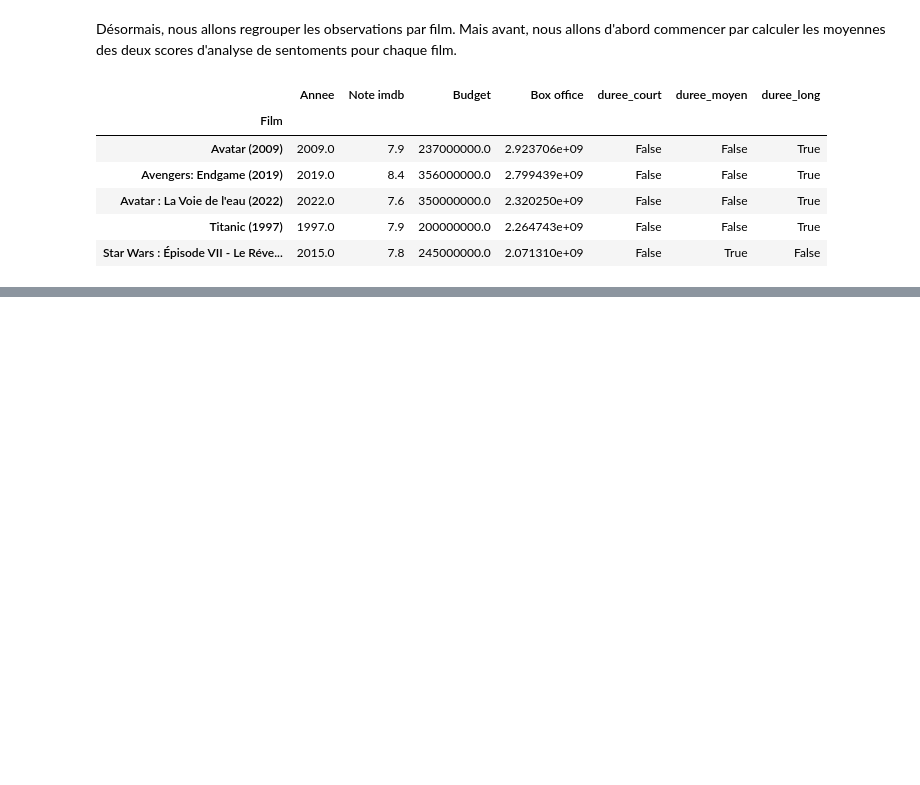
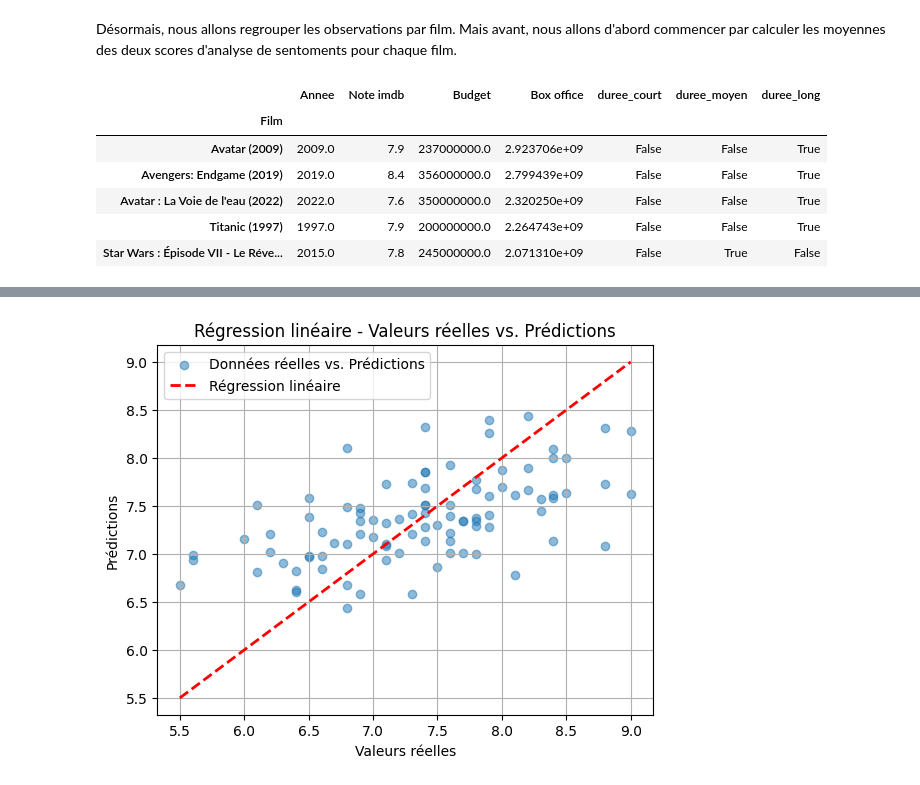
Before and after one commit to LouisArmand0/Projet_Python, a Jupyter notebook: NLP.ipynb, the cells around one changed output, grey strips where cells are left out. Saved outputs shown, nothing was run; the diff lists cells and outputs as text; code cells hidden in the pictures; blank space fills up the shorter version.

```diff
--- a/NLP.ipynb
+++ b/NLP.ipynb
@@ -530,0 +572,8 @@ mse, r2
+# %%
+X, y = df_films[columns], df_films['Note imdb']
+quantitative_data = X.select_dtypes(include=['float64', 'int64'])
+scaler = StandardScaler()
+standardized_quantitative = scaler.fit_transform(quantitative_data)
+
+cols = list(quantitative_data.columns)
+X[cols] = standardized_quantitative
@@ -530,0 +586,12 @@ mse, r2
+# %%
+modele_2 = LinearRegression()
+modele_2.fit(X, y)
+
+predictions = modele_2.predict(X)
+mse_2 = mean_squared_error(y, predictions, squared=False)
+r2_2 = r2_score(y, predictions)
+coefficients_2 = modele_2.coef_
+intercept_2 = modele_2.intercept_
+
+
+mse_2, r2_2, intercept_2, coefficients_2
@@ -530,0 +613,15 @@ mse, r2
+# %%
+# Tracer les points de données
+plt.scatter(y, predictions, alpha=0.5, label='Données réelles vs. Prédictions')
+
+# Tracer la droite de régression (y = mx + c)
+plt.plot([min(y), max(y)], [min(y), max(y)], 'r--', label='Régression linéaire', linewidth=2)
+
+plt.xlabel('Valeurs réelles')
+plt.ylabel('Prédictions')
+plt.title('Régression linéaire - Valeurs réelles vs. Prédictions')
+plt.legend()
+plt.grid(True)
+plt.show()
+# %% [output]
+[figure, added]
```
Also changed, not shown: parts of 14 cells of this notebook.
